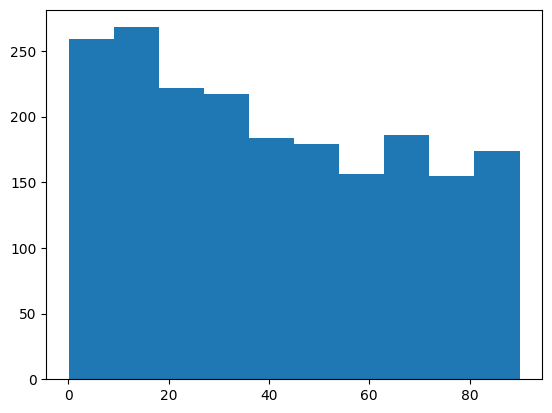
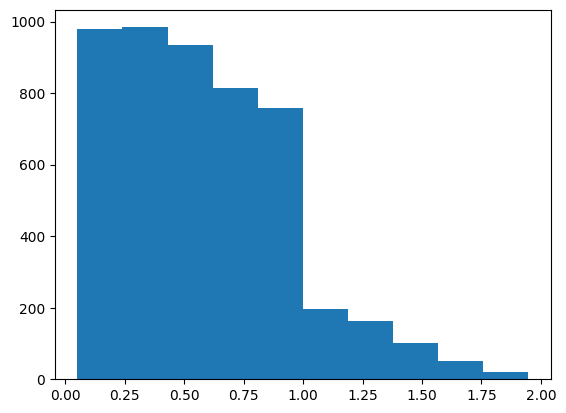
The notebook cell's code change between the first figure and the second:
--- before
+++ after
@@ -1 +1 @@
-plt.hist([uc.shape.angle for uc in result.unit_cells])
+plt.hist([uc.shape.width for uc in result.unit_cells])

Commit: ConvexQuads and trapezoids are implemented. All Samplers for existing shapes are created.